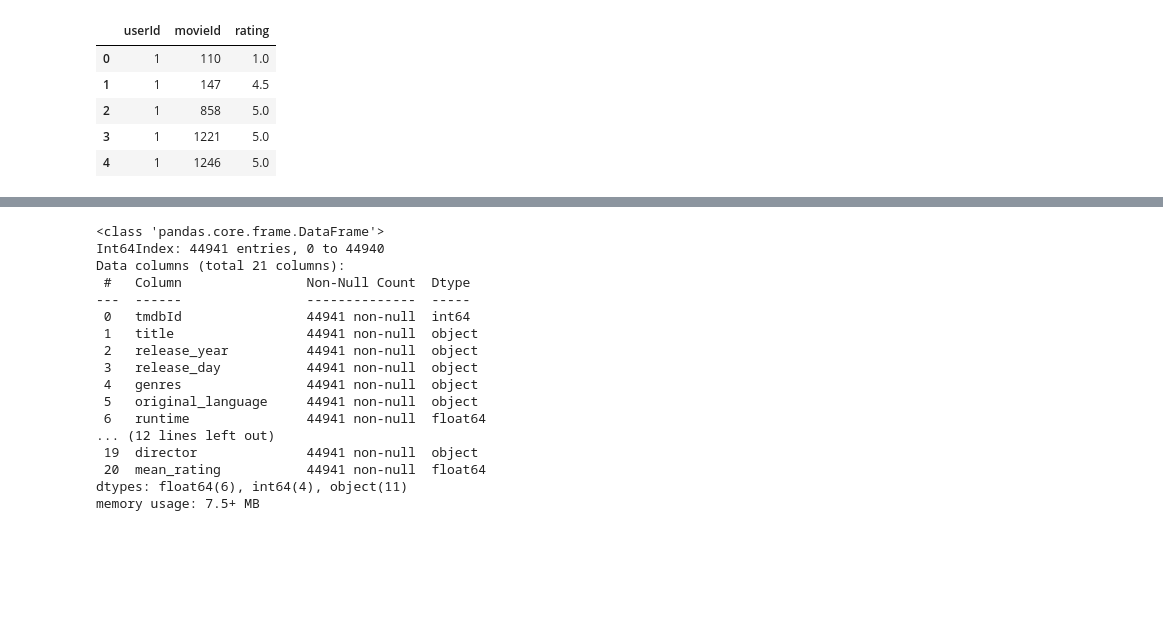
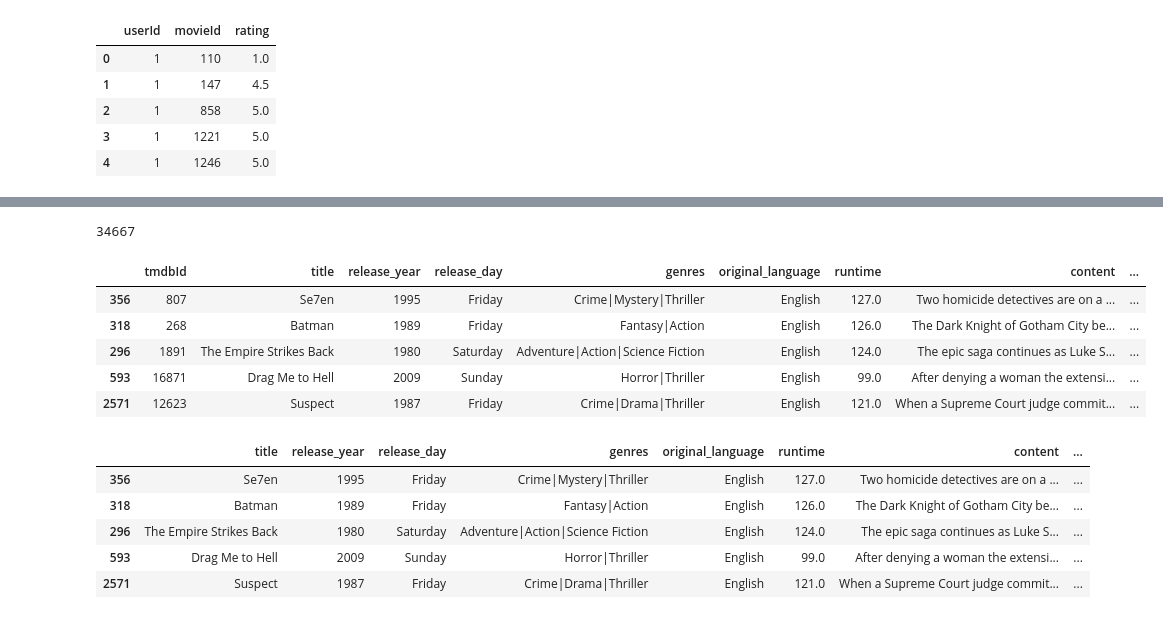
Before and after one commit to disha2sinha/Movie-Recommendation-System, a Jupyter notebook: Overview_of_the_Datasets_Data_Wrangling_and_Data_Cleaning.ipynb, the cells around one changed output, grey strips where cells are left out. Saved outputs shown, nothing was run; the diff lists cells and outputs as text; code cells hidden in the pictures; blank space fills up the shorter version.

```diff
--- a/Overview_of_the_Datasets_Data_Wrangling_and_Data_Cleaning.ipynb
+++ b/Overview_of_the_Datasets_Data_Wrangling_and_Data_Cleaning.ipynb
@@ -757,0 +757,3 @@ avg_ratings.head()
+# %%
+movies_data['rating_count']=pd.DataFrame(ratings.groupby('movieId')['rating'].count())
+movies_data[['title','rating_count']].head()
@@ -764,3 +772,0 @@ dtype: int64
-# %%
-movies_data = pd.merge(movies_data,avg_ratings,on='movieId')
-movies_data.head()
@@ -774,21 +773,28 @@ movies_data.head()
-# %%
-movies_data=movies_data.rename(columns={"rating":"mean_rating"})
-movies_data.info()
-# %% [output]
-<class 'pandas.core.frame.DataFrame'>
-Int64Index: 44941 entries, 0 to 44940
-Data columns (total 21 columns):
- #   Column                Non-Null Count  Dtype
----  ------                --------------  -----
- 0   tmdbId                44941 non-null  int64
- 1   title                 44941 non-null  object
- 2   release_year          44941 non-null  object
- 3   release_day           44941 non-null  object
- 4   genres                44941 non-null  object
- 5   original_language     44941 non-null  object
- 6   runtime               44941 non-null  float64
-... (12 lines left out)
- 19  director              44941 non-null  object
- 20  mean_rating           44941 non-null  float64
-dtypes: float64(6), int64(4), object(11)
-memory usage: 7.5+ MB
+# %%
+movies_data['rating_count']=movies_data['rating_count'].fillna(0)
+movies_data[movies_data['rating_count']==0].movieId.count()
+# %% [output]
+34667
+# %%
+movies_data['mean_rating']=pd.DataFrame(ratings.groupby('movieId')['rating'].mean())
+movies_data['mean_rating']=movies_data['mean_rating'].fillna(0)
+movies_data.sort_values('rating_count',axis=0,ascending=False,inplace=True)
+movies_data.head()
+# %% [output]
+|  | tmdbId | title | release_year | release_day | genres | original_language | runtime | content | ... |
+| 356 | 807 | Se7en | 1995 | Friday | Crime|Mystery|Thriller | English | 127.0 | Two homicide detectives are on a ... | ... |
+| 318 | 268 | Batman | 1989 | Friday | Fantasy|Action | English | 126.0 | The Dark Knight of Gotham City be... | ... |
+| 296 | 1891 | The Empire Strikes Back | 1980 | Saturday | Adventure|Action|Science Fiction | English | 124.0 | The epic saga continues as Luke S... | ... |
+| 593 | 16871 | Drag Me to Hell | 2009 | Sunday | Horror|Thriller | English | 99.0 | After denying a woman the extensi... | ... |
+| 2571 | 12623 | Suspect | 1987 | Friday | Crime|Drama|Thriller | English | 121.0 | When a Supreme Court judge commit... | ... |
+# %%
+movies_data.drop('imdbId',inplace=True,axis=1)
+movies_data.drop('tmdbId',inplace=True,axis=1)
+movies_data.head()
+# %% [output]
+|  | title | release_year | release_day | genres | original_language | runtime | content | ... |
+| 356 | Se7en | 1995 | Friday | Crime|Mystery|Thriller | English | 127.0 | Two homicide detectives are on a ... | ... |
+| 318 | Batman | 1989 | Friday | Fantasy|Action | English | 126.0 | The Dark Knight of Gotham City be... | ... |
+| 296 | The Empire Strikes Back | 1980 | Saturday | Adventure|Action|Science Fiction | English | 124.0 | The epic saga continues as Luke S... | ... |
+| 593 | Drag Me to Hell | 2009 | Sunday | Horror|Thriller | English | 99.0 | After denying a woman the extensi... | ... |
+| 2571 | Suspect | 1987 | Friday | Crime|Drama|Thriller | English | 121.0 | When a Supreme Court judge commit... | ... |
```
Also changed, not shown: parts of 9 cells of this notebook.
